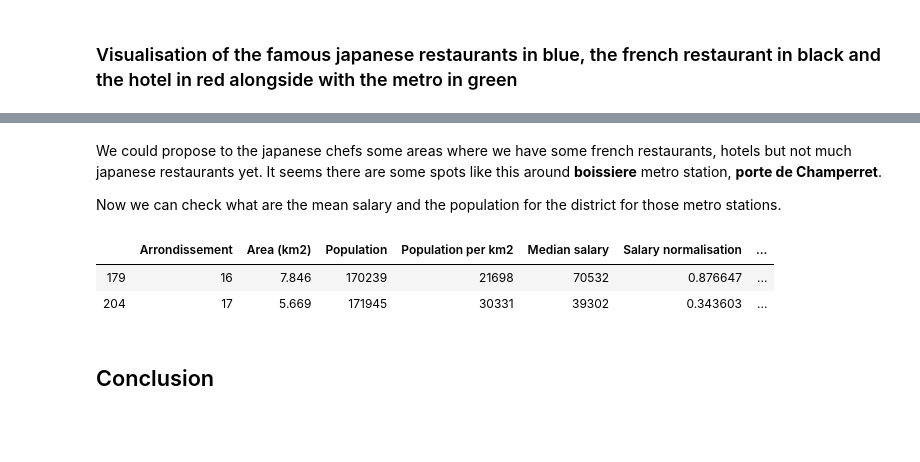
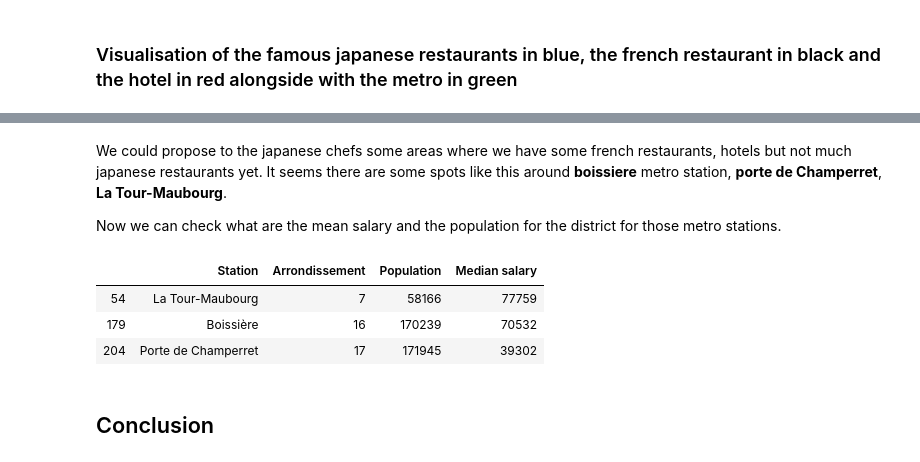
Before and after one commit to jcloeb13/Coursera_Capstone, a Jupyter notebook: finalProject.ipynb, the cells around one changed output, grey strips where cells are left out. Cells and saved outputs as stored; diff of their text form; code cells hidden in the pictures; blank space fills up the shorter version.

```diff
--- a/finalProject.ipynb
+++ b/finalProject.ipynb
@@ -506,17 +483,20 @@ final_map
 [interactive output not drawn]
 # %% [markdown]
 We could propose to the japanese chefs some areas where we have some french restaurants, hotels but not much japanese restaurants yet.
-It seems there are some spots like this around <b>boissiere</b> metro station, <b>porte de Champerret</b>.
+It seems there are some spots like this around <b>boissiere</b> metro station, <b>porte de Champerret</b>, <b>La Tour-Maubourg</b>.
 
 Now we can check what are the mean salary and the population for the district for those metro stations.
 # %%
 paris_metro['District']=paris_metro['District'].astype('int64')
 paris=pd.merge(paris_demographic, paris_metro, left_on='Arrondissement', right_on='District')
-paris[(paris['Station']=='Porte de Champerret') | (paris['Station']=='Boissière')]
+tab=paris[(paris['Station']=='Porte de Champerret') | (paris['Station']=='Boissière')  | (paris['Station']=='La Tour-Maubourg')]
+tab=tab.iloc[:,:-4]
+tab.loc[:,['Station','Arrondissement','Population','Median salary']]
 # %% [output]
-|  | Arrondissement | Area (km2) | Population | Population per km2 | Median salary | Salary normalisation | ... |
-| 179 | 16 | 7.846 | 170239 | 21698 | 70532 | 0.876647 | ... |
-| 204 | 17 | 5.669 | 171945 | 30331 | 39302 | 0.343603 | ... |
+|  | Station | Arrondissement | Population | Median salary |
+| 54 | La Tour-Maubourg | 7 | 58166 | 77759 |
+| 179 | Boissière | 16 | 170239 | 70532 |
+| 204 | Porte de Champerret | 17 | 171945 | 39302 |
 # %% [markdown]
 ## Conclusion
 # %% [markdown]
```
Also changed, not shown: parts of 5 cells of this notebook.
